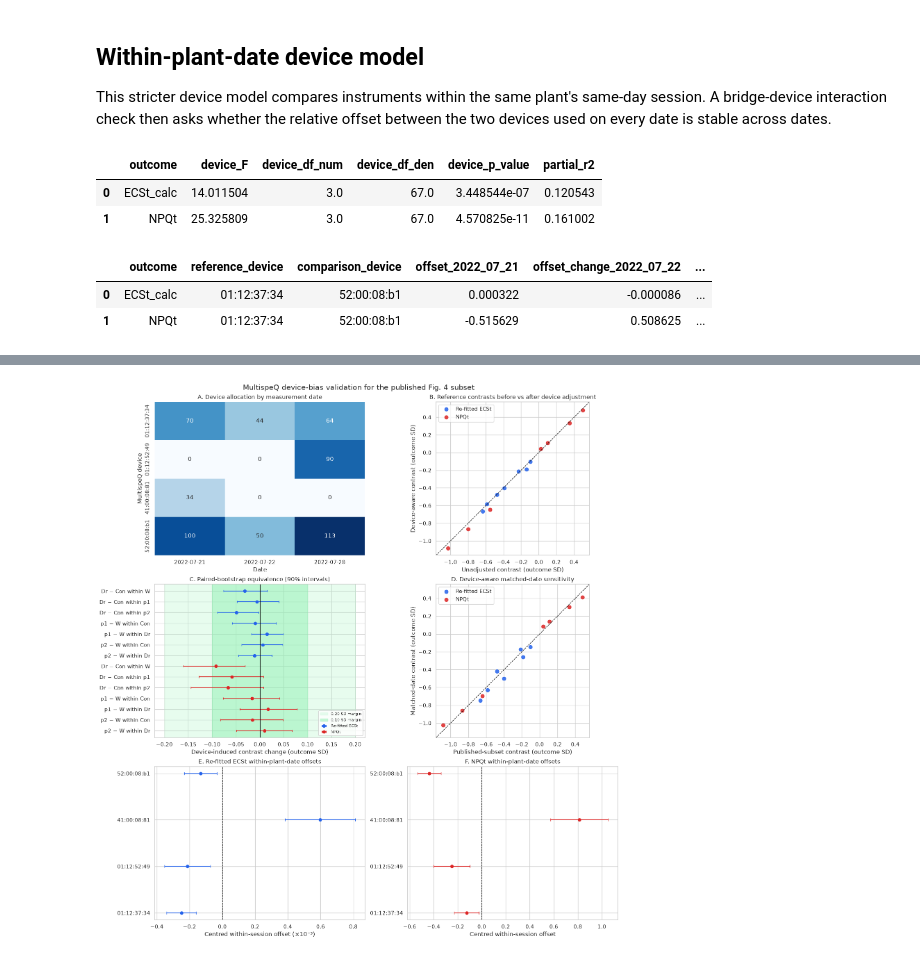
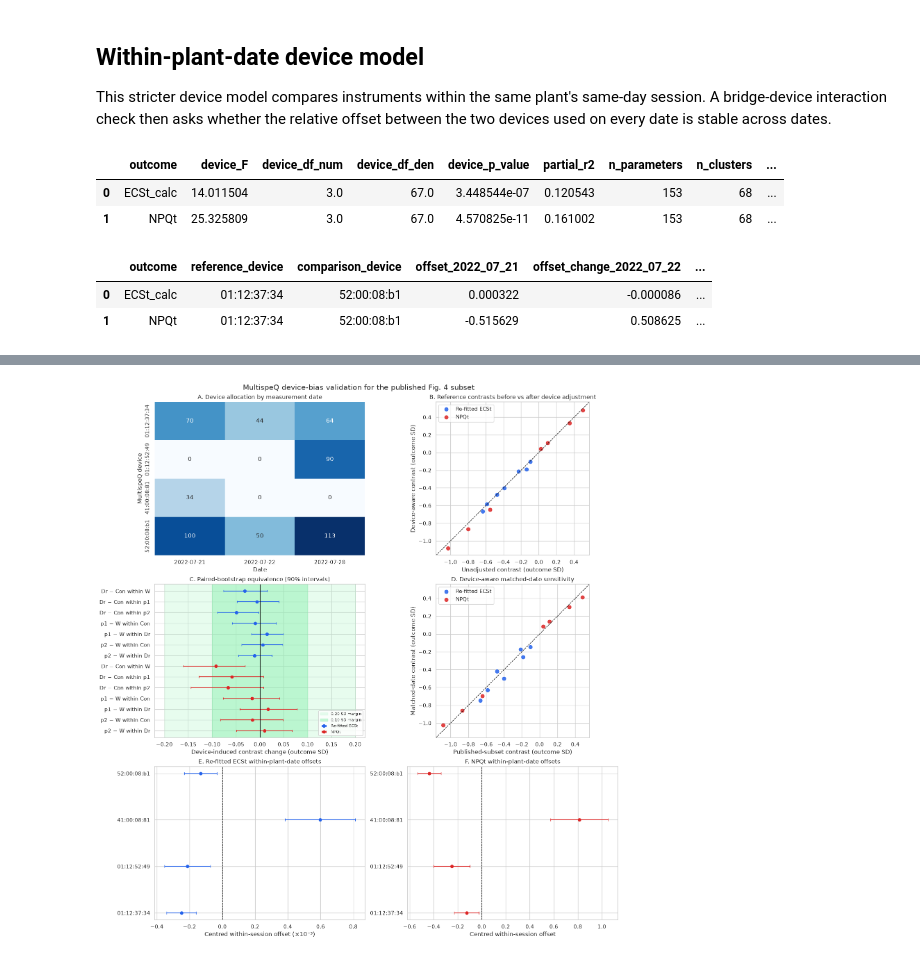
Before and after one commit to Jan-IngenHousz-Institute/kea3-tomato-ecs-refit, a Jupyter notebook: notebooks/multispeq_device_bias_validation.ipynb, the cells around one changed output, grey strips where cells are left out. Saved outputs shown, nothing was run; the diff lists cells and outputs as text; code cells hidden in the pictures.

Commit message:
Clarify MultispeQ validation inference

```diff
--- a/notebooks/multispeq_device_bias_validation.ipynb
+++ b/notebooks/multispeq_device_bias_validation.ipynb
@@ -147,6 +147,16 @@ def design_matrix(result, new_data):
 
 def as_float(value):
     return float(np.asarray(value).squeeze())
+
+def cr1_inference_metadata(result, data):
+    n_parameters = len(result.params)
+    n_clusters = data["plant_id"].nunique()
+    inference_status = (
+        "exploratory_high_dimensional_cr1"
+        if n_parameters > n_clusters
+        else "cluster_robust"
+    )
+    return n_parameters, n_clusters, inference_status
 
 def linear_estimate(result, vector):
     params = result.params.to_numpy()
@@ -233,6 +243,9 @@ for outcome, outcome_label in OUTCOMES.items():
     restriction = np.eye(len(bias_full.params))[device_term_indices]
     device_test = bias_full.f_test(restriction)
     partial_r2 = (bias_reduced.ssr - bias_full.ssr) / bias_reduced.ssr
+    n_parameters, n_clusters, inference_status = cr1_inference_metadata(
+        bias_full, analysis
+    )
     device_summary_rows.append({
         "outcome": outcome,
         "label": outcome_label,
@@ -241,6 +254,9 @@ for outcome, outcome_label in OUTCOMES.items():
         "device_df_den": as_float(device_test.df_denom),
         "device_p_value": as_float(device_test.pvalue),
         "partial_r2": partial_r2,
+        "n_parameters": n_parameters,
+        "n_clusters": n_clusters,
+        "inference_status": inference_status,
     })
 
     # Counterfactual predictions centre every device against the equal-device mean.
@@ -315,6 +331,21 @@ for model_name, indices in contrasts.groupby("model").groups.items():
     contrasts.loc[indices, "q_value_all14"] = bh_adjust(
         contrasts.loc[indices, "p_value"]
     )
+for model_name in ["unadjusted", "device_aware"]:
+    all14_lookup = contrasts.loc[contrasts["model"] == model_name].set_index(
+        ["outcome", "contrast"]
+    )["q_value_all14"]
+    contrast_comparison[f"q_value_all14_{model_name}"] = [
+        all14_lookup.loc[(outcome, contrast)]
+        for outcome, contrast in zip(
+            contrast_comparison["outcome_unadjusted"],
+            contrast_comparison["contrast_unadjusted"],
+        )
+    ]
+contrast_comparison["significance_all14_changed"] = (
+    (contrast_comparison["q_value_all14_unadjusted"] < 0.05)
+    != (contrast_comparison["q_value_all14_device_aware"] < 0.05)
+)
 
 contrast_comparison["relative_effect_change_pct"] = (
     100
@@ -633,6 +668,7 @@ session_source = analysis.copy()
 session_source["plant_date"] = (
     session_source["plant_id"].astype(str) + "|" + session_source["date"].astype(str)
 )
+assert session_source["plant_date"].nunique() == 172
 devices_per_session = session_source.groupby("plant_date")["device_id"].nunique()
 eligible_sessions = devices_per_session.index[devices_per_session >= 2]
 session_data = session_source.loc[session_source["plant_date"].isin(eligible_sessions)].copy()
@@ -658,6 +694,9 @@ for outcome in OUTCOMES:
         if name.startswith("C(device_id)")
     ]
     device_test = session_full.f_test(np.eye(len(session_full.params))[device_indices])
+    n_parameters, n_clusters, inference_status = cr1_inference_metadata(
+        session_full, session_data
+    )
     session_summary_rows.append({
         "outcome": outcome,
         "device_F": as_float(device_test.fvalue),
@@ -665,6 +704,9 @@ for outcome in OUTCOMES:
         "device_df_den": as_float(device_test.df_denom),
         "device_p_value": as_float(device_test.pvalue),
         "partial_r2": (session_reduced.ssr - session_full.ssr) / session_reduced.ssr,
+        "n_parameters": n_parameters,
+        "n_clusters": n_clusters,
+        "inference_status": inference_status,
     })
     device_vectors = {}
     for device in session_data["device_id"].cat.categories:
@@ -702,36 +744,42 @@ bridge_data["bridge_device_x_22"] = bridge_data["bridge_device"] * (
 ).astype(float)
 bridge_data["bridge_device_x_28"] = bridge_data["bridge_device"] * (
     bridge_data["date"].astype(str) == "2022-07-28"
 ).astype(float)
 bridge_rows = []
 for outcome in OUTCOMES:
     bridge_fit = fit_clustered(
         bridge_data,
         f"{outcome} ~ C(plant_date) + log_PAR + hour_centered + hour_centered_sq"
         " + bridge_device + bridge_device_x_22 + bridge_device_x_28",
     )
     interaction_test = bridge_fit.f_test(
         "bridge_device_x_22 = 0, bridge_device_x_28 = 0"
     )
+    n_parameters, n_clusters, inference_status = cr1_inference_metadata(
+        bridge_fit, bridge_data
+    )
     bridge_rows.append({
         "outcome": outcome,
         "reference_device": all_date_devices[0],
         "comparison_device": all_date_devices[1],
         "offset_2022_07_21": bridge_fit.params["bridge_device"],
         "offset_change_2022_07_22": bridge_fit.params["bridge_device_x_22"],
         "offset_change_2022_07_28": bridge_fit.params["bridge_device_x_28"],
         "interaction_F": as_float(interaction_test.fvalue),
         "interaction_df_num": as_float(interaction_test.df_num),
         "interaction_df_den": as_float(interaction_test.df_denom),
         "interaction_p_value": as_float(interaction_test.pvalue),
+        "n_parameters": n_parameters,
+        "n_clusters": n_clusters,
+        "inference_status": inference_status,
     })
 bridge_stability = pd.DataFrame(bridge_rows)
 display(session_summary)
 display(bridge_stability)
 # %% [output]
-|  | outcome | device_F | device_df_num | device_df_den | device_p_value | partial_r2 |
-| 0 | ECSt_calc | 14.011504 | 3.0 | 67.0 | 3.448544e-07 | 0.120543 |
-| 1 | NPQt | 25.325809 | 3.0 | 67.0 | 4.570825e-11 | 0.161002 |
+|  | outcome | device_F | device_df_num | device_df_den | device_p_value | partial_r2 | n_parameters | n_clusters | ... |
+| 0 | ECSt_calc | 14.011504 | 3.0 | 67.0 | 3.448544e-07 | 0.120543 | 153 | 68 | ... |
+| 1 | NPQt | 25.325809 | 3.0 | 67.0 | 4.570825e-11 | 0.161002 | 153 | 68 | ... |
 |  | outcome | reference_device | comparison_device | offset_2022_07_21 | offset_change_2022_07_22 | ... |
 | 0 | ECSt_calc | 01:12:37:34 | 52:00:08:b1 | 0.000322 | -0.000086 | ... |
 | 1 | NPQt | 01:12:37:34 | 52:00:08:b1 | -0.515629 | 0.508625 | ... |
```
Also changed, not shown: parts of 3 cells of this notebook, 7 other files.
